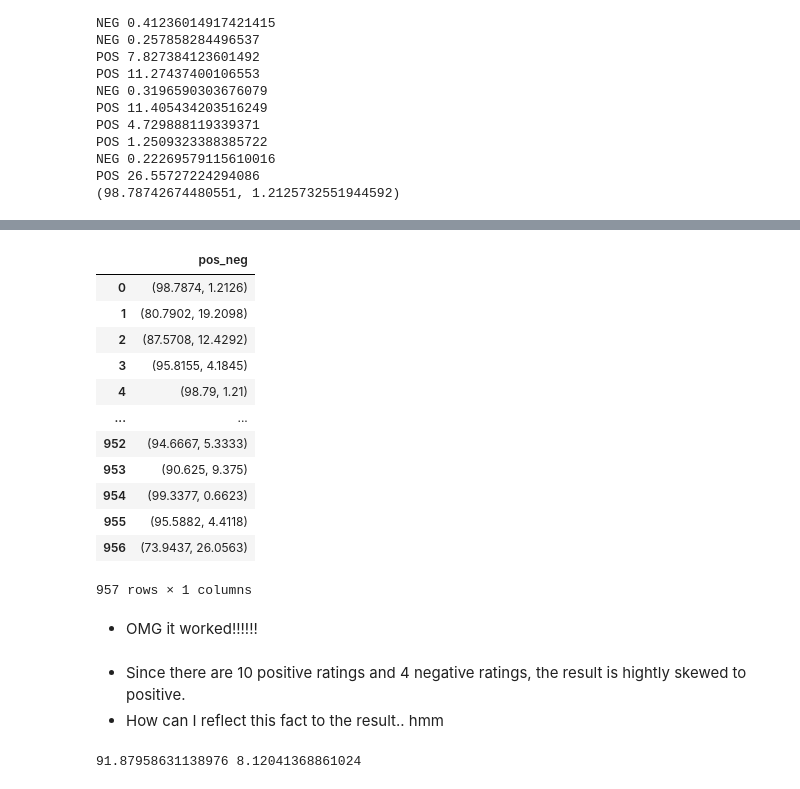
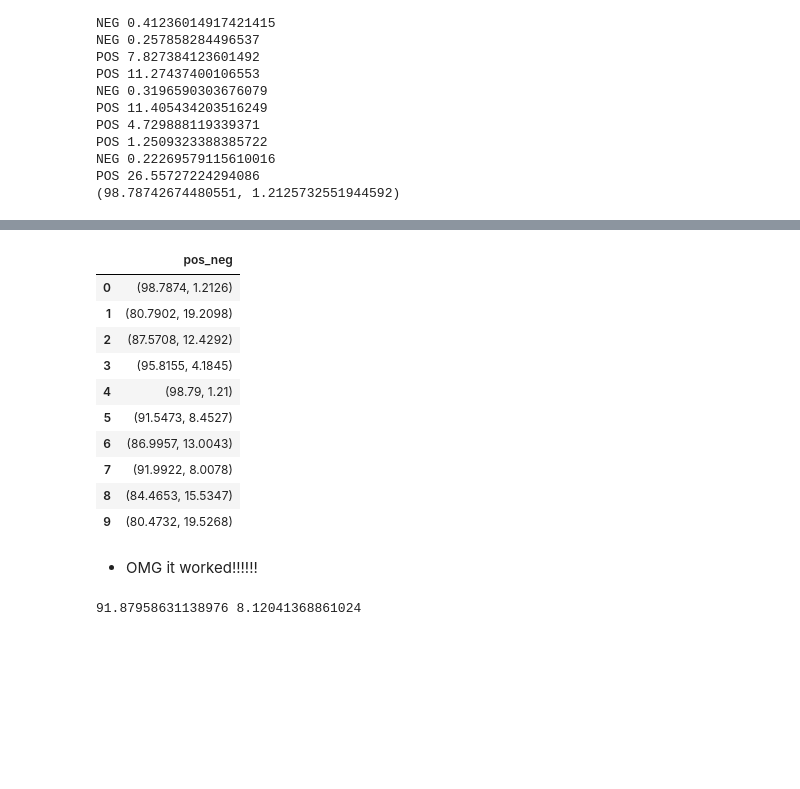
Before and after one commit to Data-Science-for-Linguists-2023/TED-Talk-Rating-Analysis, a Jupyter notebook: code/ted_analysis_code.ipynb, the cells around one changed output, grey strips where cells are left out. Cells and saved outputs as stored; diff of their text form; code cells hidden in the pictures; blank space fills up the shorter version.

```diff
--- a/code/ted_analysis_code.ipynb
+++ b/code/ted_analysis_code.ipynb
@@ -94,6 +133,6 @@ ted_clean.sample(5)
 # %%
 # read files to make kband for the transcript analysis
 # Codes created by Dr. Han
-flines = open("C://Users//82102//Desktop//program//2022 fall//LING 2231//count_1w.txt").readlines()
+flines = open("C:/Users/82102/Desktop/program/2022_fall/LING 2231/count_1w.txt").readlines()
 google_1gram_tup = [tuple(line.split()) for line in flines]
 google_1gram_rank = {word:index+1 for (index,(word, count)) in enumerate(google_1gram_tup)}
@@ -142,3 +177,7 @@ ted_clean[ted_clean.kband_ave == 13.78]
 # %% [output]
 |  | title | event | comments | ratings | transcript | token | tok_low | kband_ave |
 | 76 | "La Vie en Rose" | TED2004 | 39 | [{'id': 7, 'name': 'Funny', 'coun... | Thomas Dolby: For pure pleasure p... | [Thomas, Dolby, :, For, pure, ple... | [thomas, dolby, :, for, pure, ple... | 13.78 |
+# %%
+# calculate token count and its mean
+ted_clean['tok_count'] = ted_clean.tok_low.map(len)
+np.mean(ted_clean.tok_count)
@@ -175,3 +191,0 @@ Name: token, dtype: int64
-# %%
-# decided to use the values with the k-band average lower than 5
-ted_clean = ted_clean[ted_clean.kband_ave <= 5]
@@ -189,0 +215,2 @@ Name: kband_ave, dtype: float64
+# %%
+ted_clean = ted_clean[ted_clean.kband_ave < 5]
@@ -420,24 +440,19 @@ See the caveats in the documentation: https://pandas.pydata.org/pandas-docs/stab
 # %%
-ted_clean[['pos_neg']]
+ted_clean[['pos_neg']].head(10)
 # %% [output]
 |  | pos_neg |
 | 0 | (98.7874, 1.2126) |
 | 1 | (80.7902, 19.2098) |
 | 2 | (87.5708, 12.4292) |
 | 3 | (95.8155, 4.1845) |
 | 4 | (98.79, 1.21) |
-| ... | ... |
-| 952 | (94.6667, 5.3333) |
-| 953 | (90.625, 9.375) |
-| 954 | (99.3377, 0.6623) |
-| 955 | (95.5882, 4.4118) |
-| 956 | (73.9437, 26.0563) |
+| 5 | (91.5473, 8.4527) |
+| 6 | (86.9957, 13.0043) |
+| 7 | (91.9922, 8.0078) |
+| 8 | (84.4653, 15.5347) |
+| 9 | (80.4732, 19.5268) |
-957 rows × 1 columns
 # %% [markdown]
 * OMG it worked!!!!!!
-# %% [markdown]
-* Since there are 10 positive ratings and 4 negative ratings, the result is hightly skewed to positive.
-* How can I reflect this fact to the result.. hmm
 # %%
 # calculate the mean percentage of positive review and negative review
 
```
Also changed, not shown: parts of 40 cells of this notebook.
